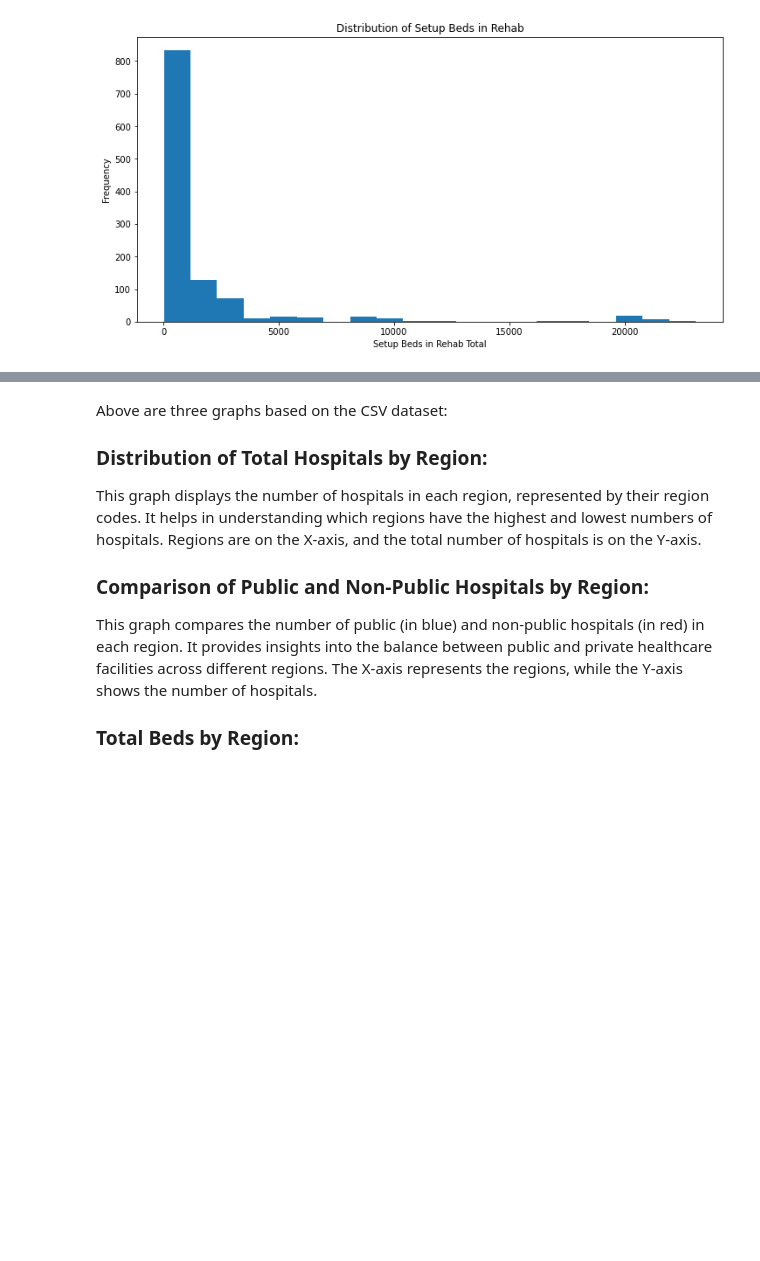
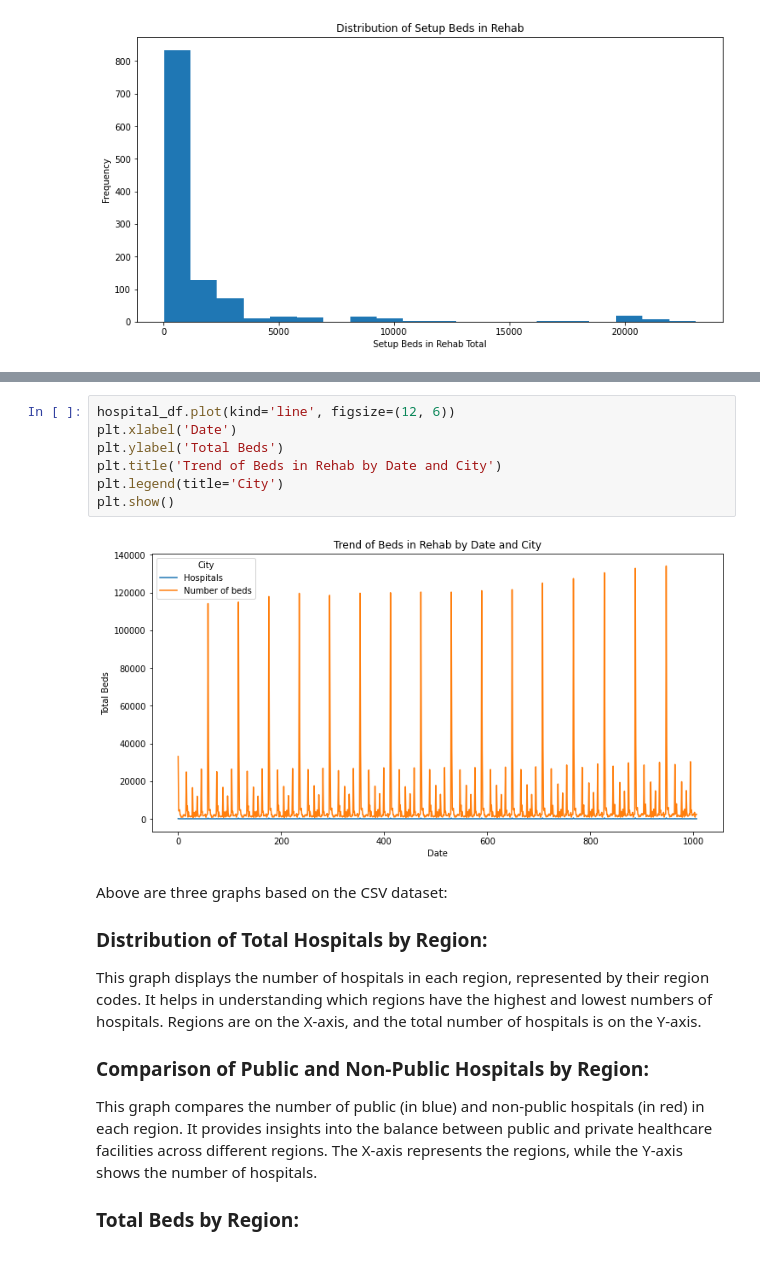
Before and after one commit to siddharthmane/made-template, a Jupyter notebook: project/report.ipynb, the cells around one changed output, grey strips where cells are left out. Cells and saved outputs as stored; diff of their text form; blank space fills up the shorter version.

```diff
--- a/project/report.ipynb
+++ b/project/report.ipynb
@@ -325,3 +226,12 @@ plt.show()
+# %%
+hospital_df.plot(kind='line', figsize=(12, 6))
+plt.xlabel('Date')
+plt.ylabel('Total Beds')
+plt.title('Trend of Beds in Rehab by Date and City')
+plt.legend(title='City')
+plt.show()
+# %% [output]
+[figure, added]
 # %% [markdown]
 Above are three graphs based on the CSV dataset:
 
```
Also changed, not shown: parts of 15 cells of this notebook, 2 other files.
